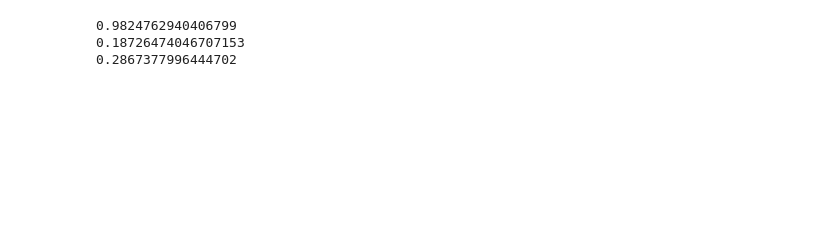
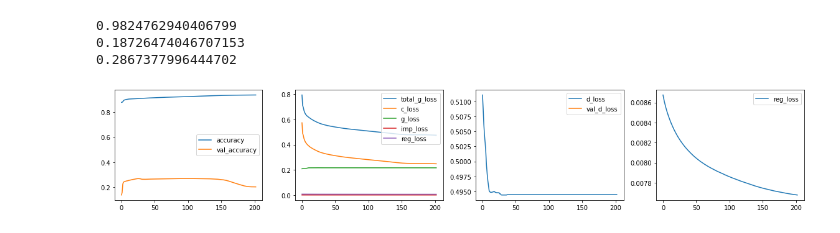
Before and after one commit to dnldsht/AJ-RNN, a Jupyter notebook: res.ipynb, the cells around one changed output. Drawn from its saved outputs; the diff is of its cells as text; code cells hidden in the pictures; blank space fills up the shorter version.

```diff
--- a/res.ipynb
+++ b/res.ipynb
@@ -53,4 +57,8 @@ def get_metrics(res_dir):
       for k,v in zip(keys, row):
         metrics[k].append(float(v))
   return metrics
+# %%
+plot_all(get_metrics('results/week47/GRU128-LR7-BS32/seed89'))
+# %% [output]
+[figure, added]
 # %%
```
Also changed, not shown: parts of 9 cells of this notebook, 15 other files.
